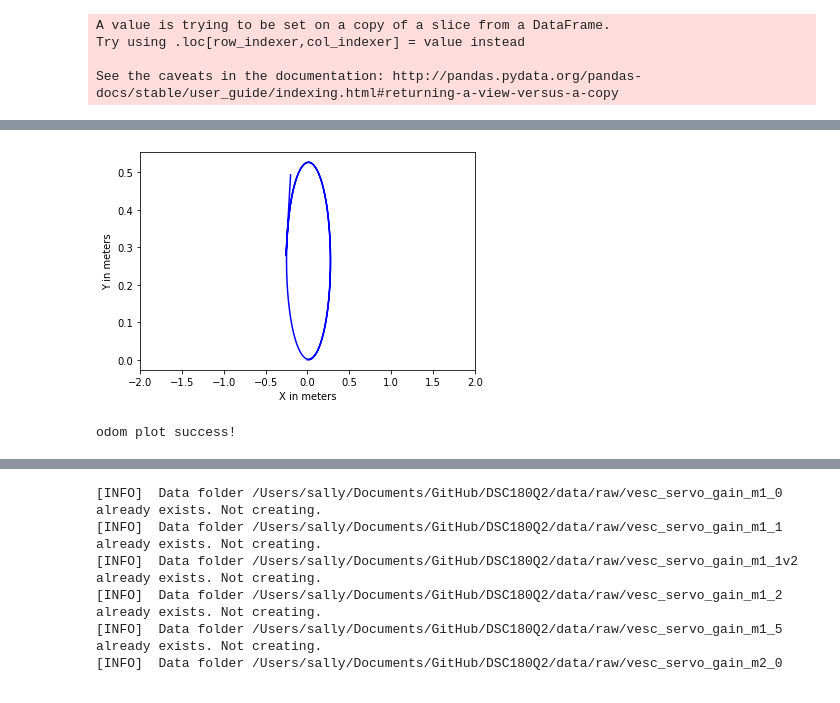
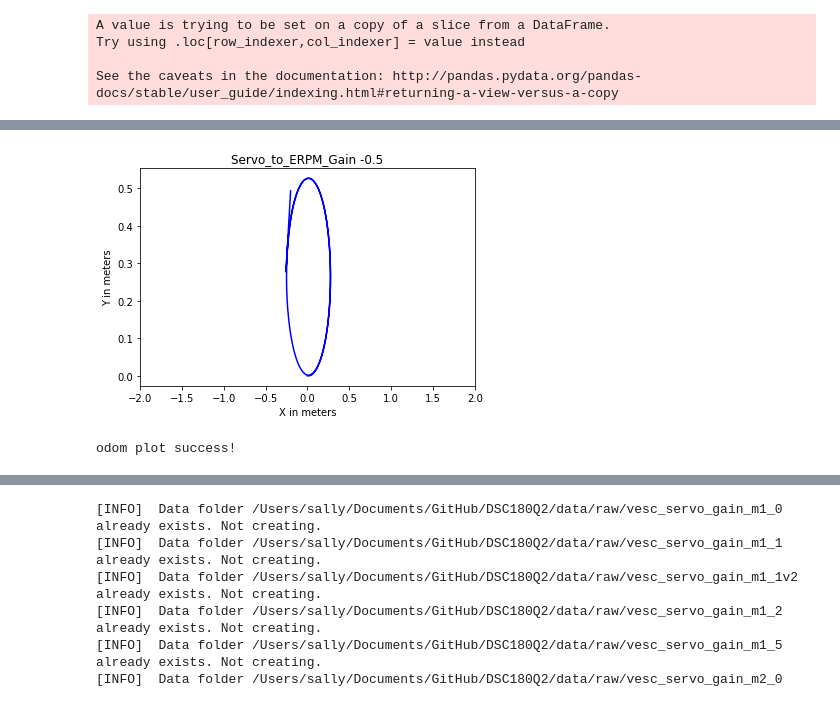
Before and after one commit to SallyPoon/DSC180Q2, a Jupyter notebook: notebooks/Odom graphs.ipynb, the cells around one changed output, grey strips where cells are left out. Cells and saved outputs as stored; diff of their text form; code cells hidden in the pictures.

```diff
--- a/notebooks/Odom graphs.ipynb
+++ b/notebooks/Odom graphs.ipynb
@@ -108,12 +111,13 @@ odom plot success!
 # %%
 plt.plot(df_odom_0_5['pose.pose.position.x'], df_odom_0_5['pose.pose.position.y'],'b')
 plt.xlabel('X in meters')
 plt.ylabel('Y in meters')
 plt.xticks(np.arange(-2, 2.5 ,0.5))
+plt.title("Servo_to_ERPM_Gain -0.5")
 plt.show()
 print('odom plot success!')
 # %% [output]
-[figure, old version]
+[figure, new version]
 odom plot success!
 # %%
 odometry_path = os.path.join('/Users/sally/Documents/GitHub/DSC180Q2/data/raw', 'straight_3412.bag')
```
Also changed, not shown: parts of 29 cells of this notebook.
